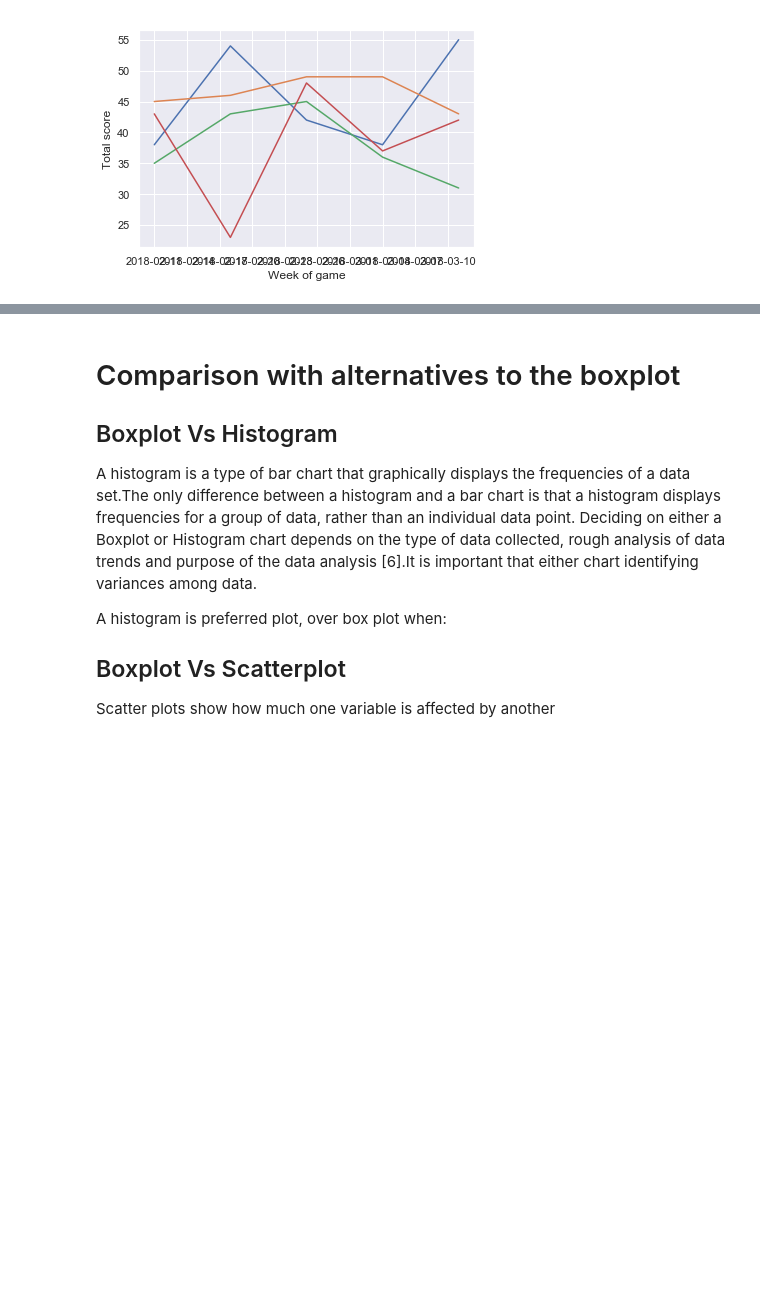
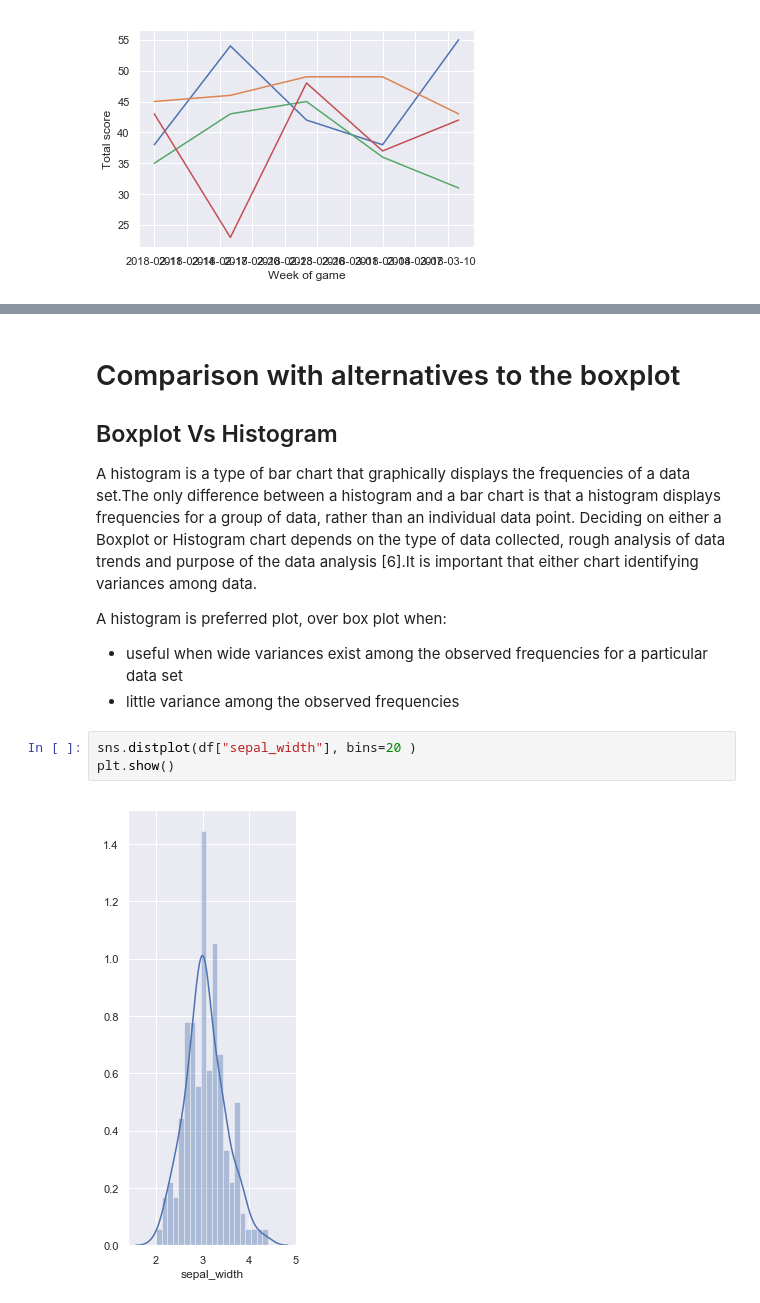
Before and after one commit to mikequaid/Proj-Funda, a Jupyter notebook: boxplot.ipynb, the cells around one changed output, grey strips where cells are left out. Saved outputs shown, nothing was run; the diff lists cells and outputs as text; blank space fills up the shorter version.

```diff
--- a/boxplot.ipynb
+++ b/boxplot.ipynb
@@ -153,12 +183,10 @@ A histogram is a type of bar chart that graphically displays the frequencies of
 Deciding on either a Boxplot or Histogram chart depends on the type of data collected, rough analysis of data trends and purpose of the data analysis [6].It is important that either chart identifying variances among data.
 
 A histogram is preferred plot, over box plot when:
-
-
-
-
-## Boxplot Vs Scatterplot
-
-Scatter plots show how much one variable is affected by another
-
-##
+- useful when wide variances exist among the observed frequencies for a particular data set
+- little variance among the observed frequencies
+# %%
+sns.distplot(df["sepal_width"], bins=20 )
+plt.show()
+# %% [output]
+[figure, added]
```
Also changed, not shown: parts of 23 cells of this notebook.
